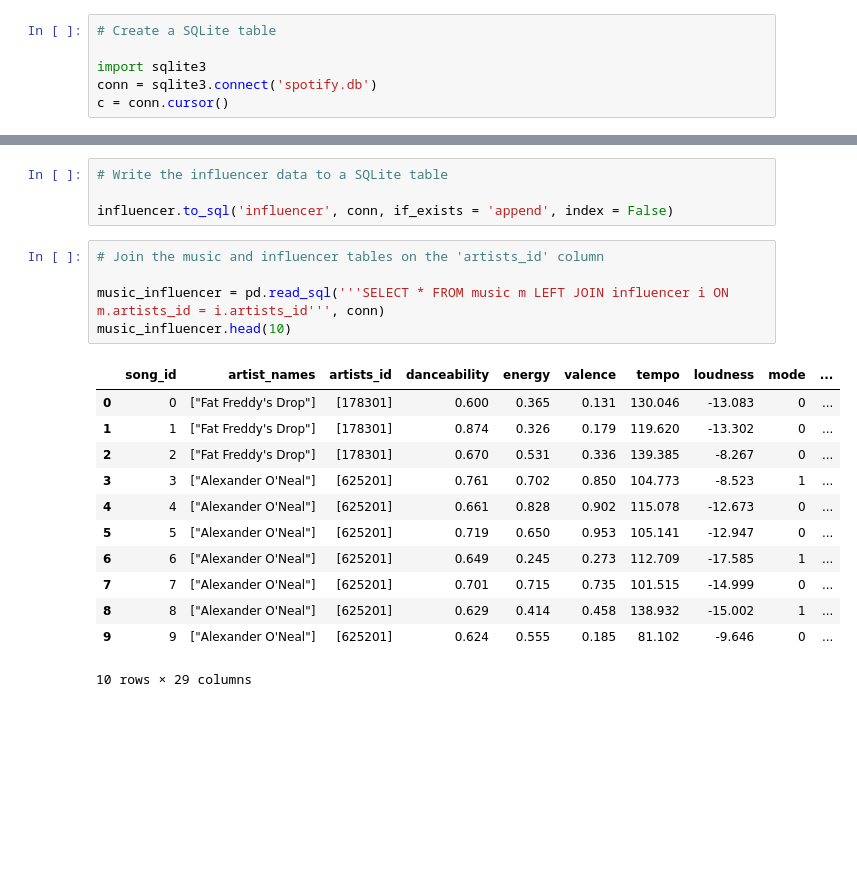
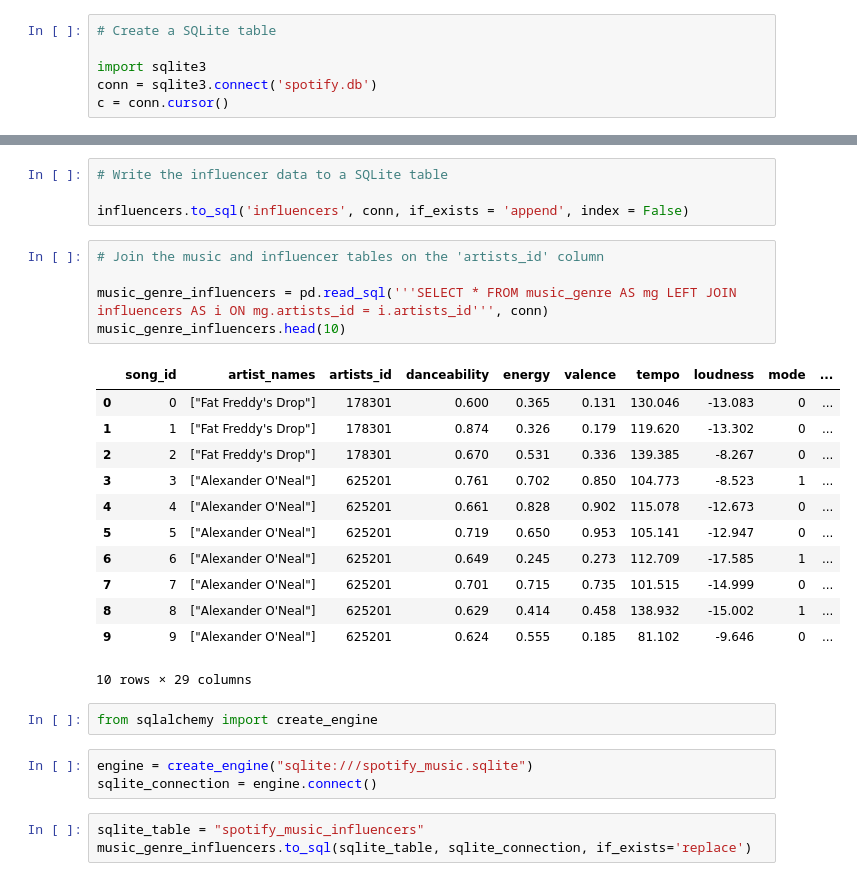
Before and after one commit to Yunaka1269/Musiconomics, a Jupyter notebook: SQLite_Spotify.ipynb, the cells around one changed output, grey strips where cells are left out. Cells and saved outputs as stored; diff of their text form; blank space fills up the shorter version.

Commit message:
Updated join to connect music_genre data with influence_data

```diff
--- a/SQLite_Spotify.ipynb
+++ b/SQLite_Spotify.ipynb
@@ -116,22 +133,30 @@ influencer.head(10)
 # %%
 # Write the influencer data to a SQLite table
 
-influencer.to_sql('influencer', conn, if_exists = 'append', index = False)
+influencers.to_sql('influencers', conn, if_exists = 'append', index = False)
 # %%
 # Join the music and influencer tables on the 'artists_id' column
 
-music_influencer = pd.read_sql('''SELECT * FROM music m LEFT JOIN influencer i ON m.artists_id = i.artists_id''', conn)
-music_influencer.head(10)
+music_genre_influencers = pd.read_sql('''SELECT * FROM music_genre AS mg LEFT JOIN influencers AS i ON mg.artists_id = i.artists_id''', conn)
+music_genre_influencers.head(10)
 # %% [output]
 |  | song_id | artist_names | artists_id | danceability | energy | valence | tempo | loudness | mode | ... |
-| 0 | 0 | ["Fat Freddy's Drop"] | [178301] | 0.600 | 0.365 | 0.131 | 130.046 | -13.083 | 0 | ... |
-| 1 | 1 | ["Fat Freddy's Drop"] | [178301] | 0.874 | 0.326 | 0.179 | 119.620 | -13.302 | 0 | ... |
-| 2 | 2 | ["Fat Freddy's Drop"] | [178301] | 0.670 | 0.531 | 0.336 | 139.385 | -8.267 | 0 | ... |
-| 3 | 3 | ["Alexander O'Neal"] | [625201] | 0.761 | 0.702 | 0.850 | 104.773 | -8.523 | 1 | ... |
-| 4 | 4 | ["Alexander O'Neal"] | [625201] | 0.661 | 0.828 | 0.902 | 115.078 | -12.673 | 0 | ... |
-| 5 | 5 | ["Alexander O'Neal"] | [625201] | 0.719 | 0.650 | 0.953 | 105.141 | -12.947 | 0 | ... |
-| 6 | 6 | ["Alexander O'Neal"] | [625201] | 0.649 | 0.245 | 0.273 | 112.709 | -17.585 | 1 | ... |
-| 7 | 7 | ["Alexander O'Neal"] | [625201] | 0.701 | 0.715 | 0.735 | 101.515 | -14.999 | 0 | ... |
-| 8 | 8 | ["Alexander O'Neal"] | [625201] | 0.629 | 0.414 | 0.458 | 138.932 | -15.002 | 1 | ... |
-| 9 | 9 | ["Alexander O'Neal"] | [625201] | 0.624 | 0.555 | 0.185 | 81.102 | -9.646 | 0 | ... |
+| 0 | 0 | ["Fat Freddy's Drop"] | 178301 | 0.600 | 0.365 | 0.131 | 130.046 | -13.083 | 0 | ... |
+| 1 | 1 | ["Fat Freddy's Drop"] | 178301 | 0.874 | 0.326 | 0.179 | 119.620 | -13.302 | 0 | ... |
+| 2 | 2 | ["Fat Freddy's Drop"] | 178301 | 0.670 | 0.531 | 0.336 | 139.385 | -8.267 | 0 | ... |
+| 3 | 3 | ["Alexander O'Neal"] | 625201 | 0.761 | 0.702 | 0.850 | 104.773 | -8.523 | 1 | ... |
+| 4 | 4 | ["Alexander O'Neal"] | 625201 | 0.661 | 0.828 | 0.902 | 115.078 | -12.673 | 0 | ... |
+| 5 | 5 | ["Alexander O'Neal"] | 625201 | 0.719 | 0.650 | 0.953 | 105.141 | -12.947 | 0 | ... |
+| 6 | 6 | ["Alexander O'Neal"] | 625201 | 0.649 | 0.245 | 0.273 | 112.709 | -17.585 | 1 | ... |
+| 7 | 7 | ["Alexander O'Neal"] | 625201 | 0.701 | 0.715 | 0.735 | 101.515 | -14.999 | 0 | ... |
+| 8 | 8 | ["Alexander O'Neal"] | 625201 | 0.629 | 0.414 | 0.458 | 138.932 | -15.002 | 1 | ... |
+| 9 | 9 | ["Alexander O'Neal"] | 625201 | 0.624 | 0.555 | 0.185 | 81.102 | -9.646 | 0 | ... |
 10 rows × 29 columns
+# %%
+from sqlalchemy import create_engine
+# %%
+engine = create_engine("sqlite:///spotify_music.sqlite")
+sqlite_connection = engine.connect()
+# %%
+sqlite_table = "spotify_music_influencers"
+music_genre_influencers.to_sql(sqlite_table, sqlite_connection, if_exists='replace')
```
Also changed, not shown: parts of 8 cells of this notebook.
